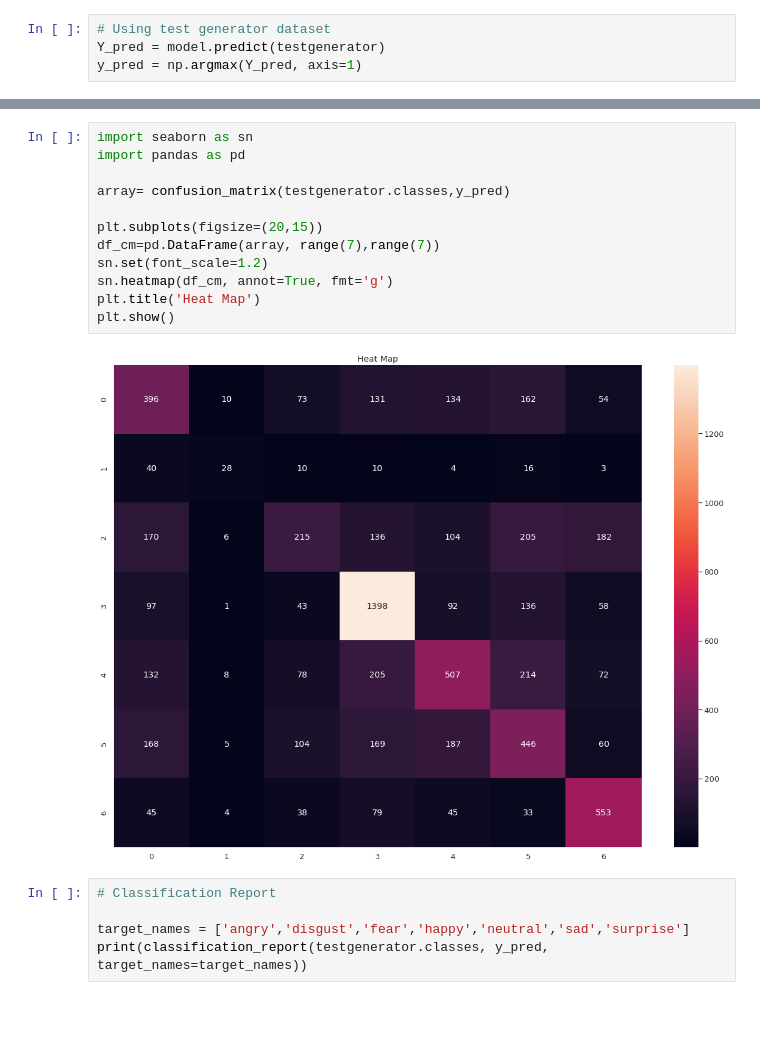
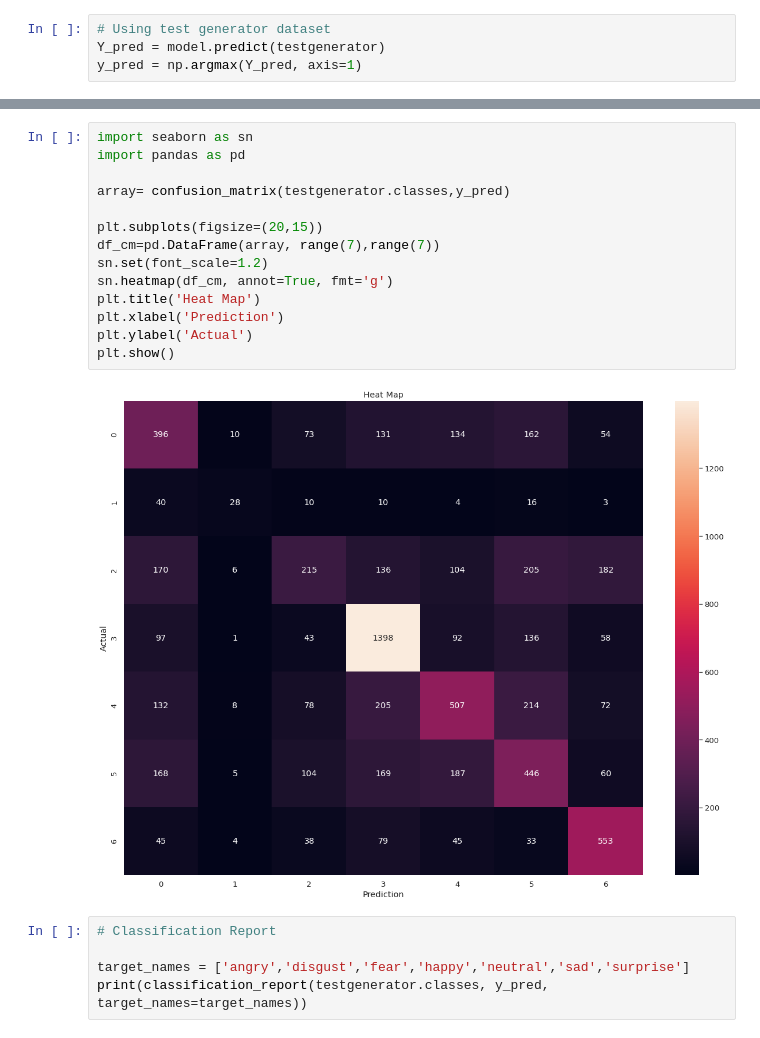
Before and after one commit to Ayuniarfina/Final-Project-Bangkit---JKT4-B, a Jupyter notebook: basemodel.ipynb, the cells around one changed output, grey strips where cells are left out. Saved outputs shown, nothing was run; the diff lists cells and outputs as text; blank space fills up the shorter version.

```diff
--- a/basemodel.ipynb
+++ b/basemodel.ipynb
@@ -139,17 +145,19 @@ prediction : Counter({3: 2128, 5: 1212, 4: 1073, 0: 1048, 6: 982, 2: 561, 1: 62}
 # %%
 import seaborn as sn
 import pandas as pd
 
 array= confusion_matrix(testgenerator.classes,y_pred)
 
 plt.subplots(figsize=(20,15))
 df_cm=pd.DataFrame(array, range(7),range(7))
 sn.set(font_scale=1.2)
 sn.heatmap(df_cm, annot=True, fmt='g')
 plt.title('Heat Map')
+plt.xlabel('Prediction')
+plt.ylabel('Actual')
 plt.show()
 # %% [output]
-[figure, old version]
+[figure, new version]
 # %%
 # Classification Report
 
```
Also changed, not shown: parts of 1 cell of this notebook.
